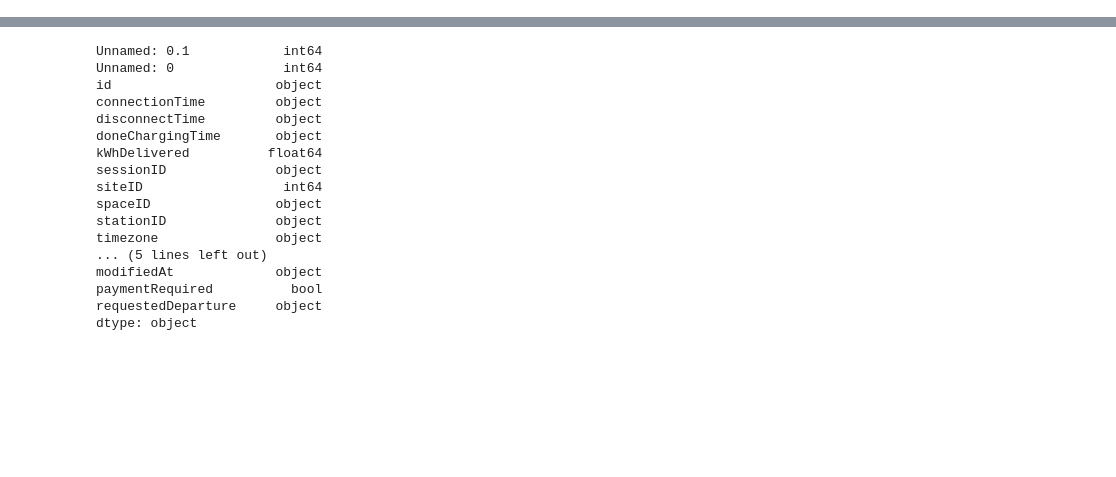
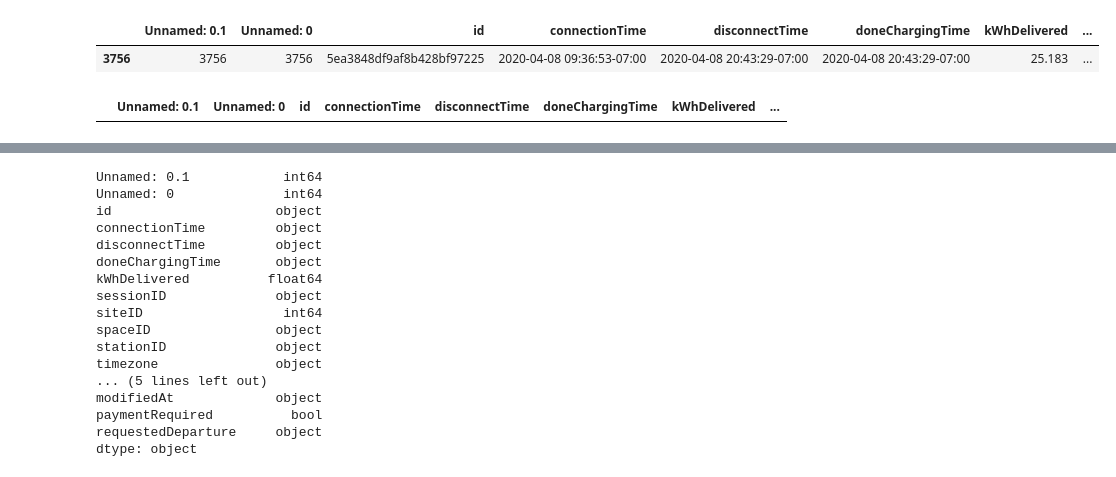
Before and after one commit to JanRkck/AA24, a Jupyter notebook: Utilization_Rate.ipynb, the cells around one changed output, grey strips where cells are left out. Cells and saved outputs as stored; diff of their text form; code cells hidden in the pictures; blank space fills up the shorter version.

```diff
--- a/Utilization_Rate.ipynb
+++ b/Utilization_Rate.ipynb
@@ -32,3 +32,13 @@ df_ev
+# %%
+df_ev[df_ev.id == '5ea3848df9af8b428bf97225']
+# %% [output]
+|  | Unnamed: 0.1 | Unnamed: 0 | id | connectionTime | disconnectTime | doneChargingTime | kWhDelivered | ... |
+| 3756 | 3756 | 3756 | 5ea3848df9af8b428bf97225 | 2020-04-08 09:36:53-07:00 | 2020-04-08 20:43:29-07:00 | 2020-04-08 20:43:29-07:00 | 25.183 | ... |
+# %%
+test = df_ev[df_ev.doneChargingTime.isna()]
+test
+# %% [output]
+|  | Unnamed: 0.1 | Unnamed: 0 | id | connectionTime | disconnectTime | doneChargingTime | kWhDelivered | ... |
 # %%
 df_ev['sessionID'].value_counts()
 # %% [output]
```
Also changed, not shown: parts of 2 cells of this notebook.
